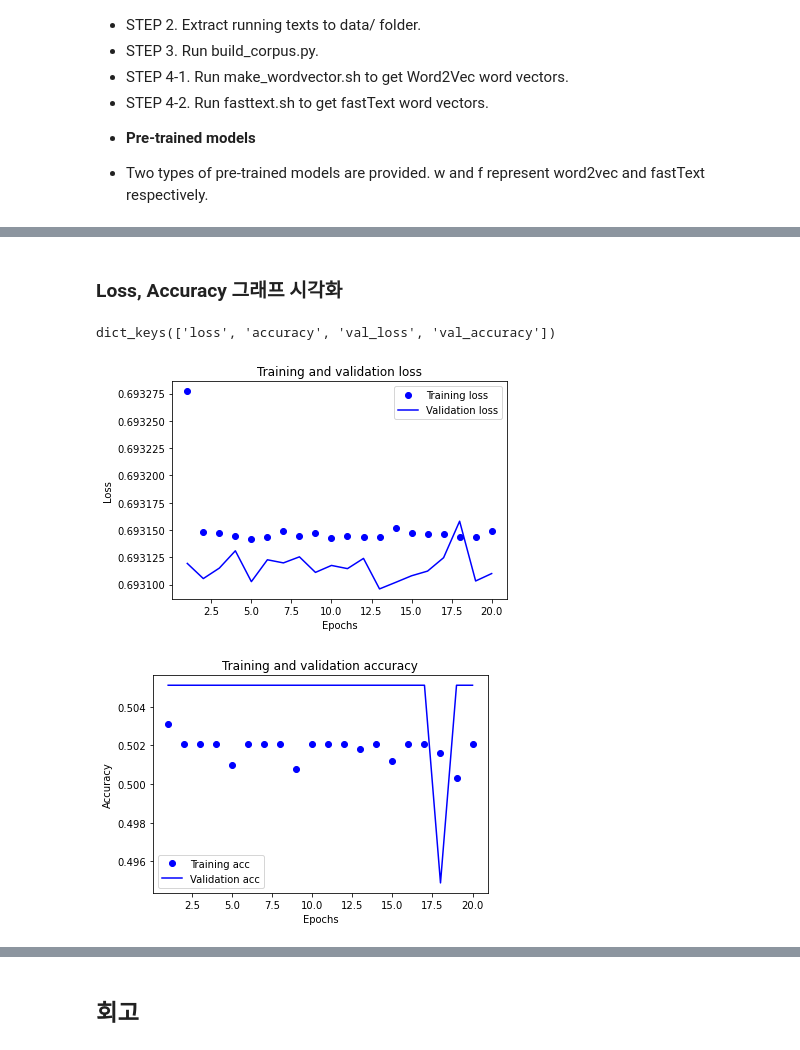
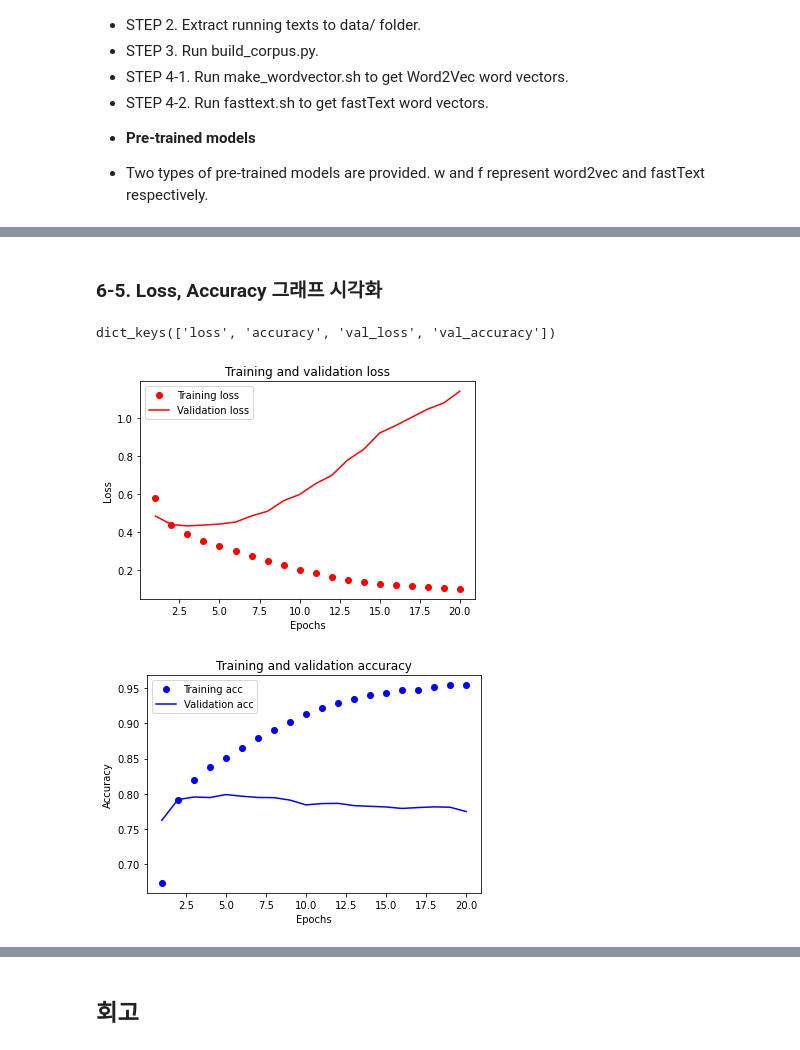
Before and after one commit to stereo-weld/explorations, a Jupyter notebook: E4_Project_Naver_Movie_Sentiment_Classification_v2.ipynb, the cells around one changed output, grey strips where cells are left out. Cells and saved outputs as stored; diff of their text form; code cells hidden in the pictures.

Commit message:
add model

```diff
--- a/E4_Project_Naver_Movie_Sentiment_Classification_v2.ipynb
+++ b/E4_Project_Naver_Movie_Sentiment_Classification_v2.ipynb
@@ -483,7 +489,7 @@ epochs=20  # 몇 epoch를 훈련하면 좋을지 결과를 보면서 바꾸어
 history = model2.fit(partial_x_train,
                     partial_y_train,
                     epochs=epochs,
-                    batch_size=512,
+                    batch_size=256,
                     validation_data=(x_valid, y_valid),
                     verbose=1)
 # %% [output]
@@ -564,0 +572,11 @@ print(results)
+# %%
+vocab_size = 10000
+word_vector_dim = 200
+
+model3 = keras.Sequential()
+model3.add(keras.layers.Embedding(vocab_size, word_vector_dim, input_shape=(None,)))
+model3.add(keras.layers.GlobalMaxPooling1D())
+model3.add(keras.layers.Dense(16, activation='relu'))
+model3.add(keras.layers.Dense(1, activation='sigmoid'))  # 최종 출력은 긍정/부정을 나타내는 1dim 입니다.
+
+model3.summary()
@@ -683,10 +810,10 @@ word_vectors.similar_by_word("전략")
 # %%
 vocab_size = 10000    # 어휘 사전의 크기입니다(10,000개의 단어)
-word_vector_dim = 300  # 워드 벡터의 차원수 (변경가능한 하이퍼파라미터)
+word_vector_dim = 200  # 워드 벡터의 차원수 (변경가능한 하이퍼파라미터)
 
 embedding_matrix = np.random.rand(vocab_size, word_vector_dim)
 
 # embedding_matrix에 Word2Vec 워드벡터를 단어 하나씩마다 차례차례 카피한다.
-for i in range(4,vocab_size):
+for i in range(4, vocab_size):
     if index_to_word[i] in word2vec:
         embedding_matrix[i] = word2vec[index_to_word[i]]
@@ -731,15 +860,16 @@ _________________________________________________________________
 # %%
-# 학습의 진행
+# 훈련 조건 설정
 model4.compile(optimizer='adam',
               loss='binary_crossentropy',
               metrics=['accuracy'])
 
 epochs=20  # 몇 epoch를 훈련하면 좋을지 결과를 보면서 바꾸어 봅시다.
 
+# 모델 훈련
 history = model4.fit(partial_x_train,
                     partial_y_train,
                     epochs=epochs,
-                    batch_size=512,
+                    batch_size=256,
                     validation_data=(x_valid, y_valid),
                     verbose=1)
 # %% [output]
@@ -763,5 +893,5 @@ Epoch 20/20
 # %% [markdown]
-### Loss, Accuracy 그래프 시각화
+### 6-5. Loss, Accuracy 그래프 시각화
 # %%
 ## Loss, Accuracy 그래프 시각화
 
@@ -769,37 +899,37 @@ history_dict = history.history
 print(history_dict.keys()) # epoch에 따른 그래프를 그려볼 수 있는 항목들
 
 acc = history_dict['accuracy']
 val_acc = history_dict['val_accuracy']
 loss = history_dict['loss']
 val_loss = history_dict['val_loss']
 
 epochs = range(1, len(acc) + 1)
 
 # "bo"는 "파란색 점"입니다
-plt.plot(epochs, loss, 'bo', label='Training loss')
+plt.plot(epochs, loss, 'ro', label='Training loss')
 # b는 "파란 실선"입니다
-plt.plot(epochs, val_loss, 'b', label='Validation loss')
+plt.plot(epochs, val_loss, 'r', label='Validation loss')
 plt.title('Training and validation loss')
 plt.xlabel('Epochs')
 plt.ylabel('Loss')
 plt.legend()
 
 plt.show()
 
 plt.clf()   # 그림을 초기화합니다
 
 plt.plot(epochs, acc, 'bo', label='Training acc')
 plt.plot(epochs, val_acc, 'b', label='Validation acc')
 plt.title('Training and validation accuracy')
 plt.xlabel('Epochs')
 plt.ylabel('Accuracy')
 plt.legend()
 
 plt.show()
 # %% [output]
 dict_keys(['loss', 'accuracy', 'val_loss', 'val_accuracy'])
-[figure, old version]
+[figure, new version]
-[figure, old version]
+[figure, new version]
 # %%
 # 테스트셋을 통한 모델 평가
 results = model4.evaluate(x_test,  y_test, verbose=2)
```
Also changed, not shown: parts of 47 cells of this notebook.
